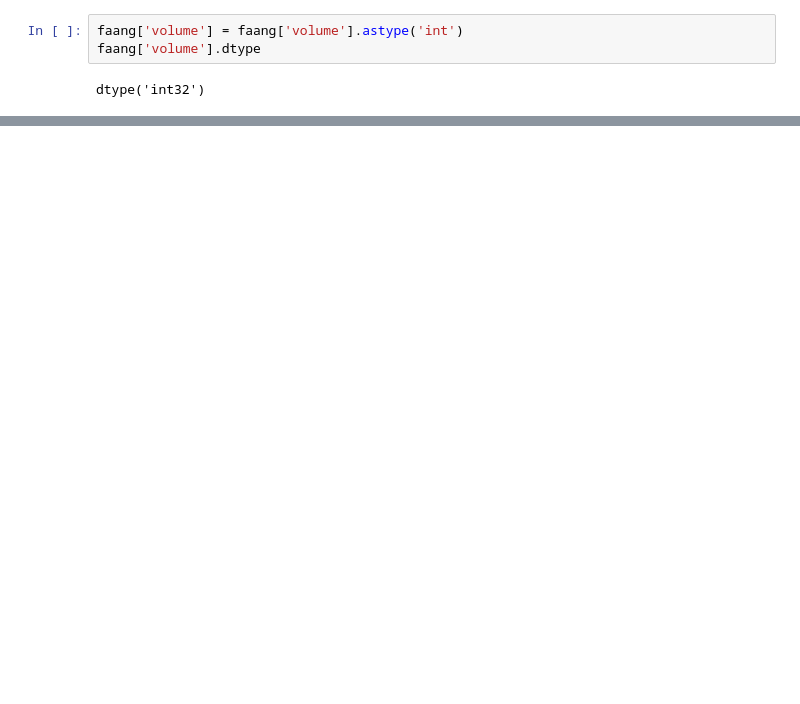
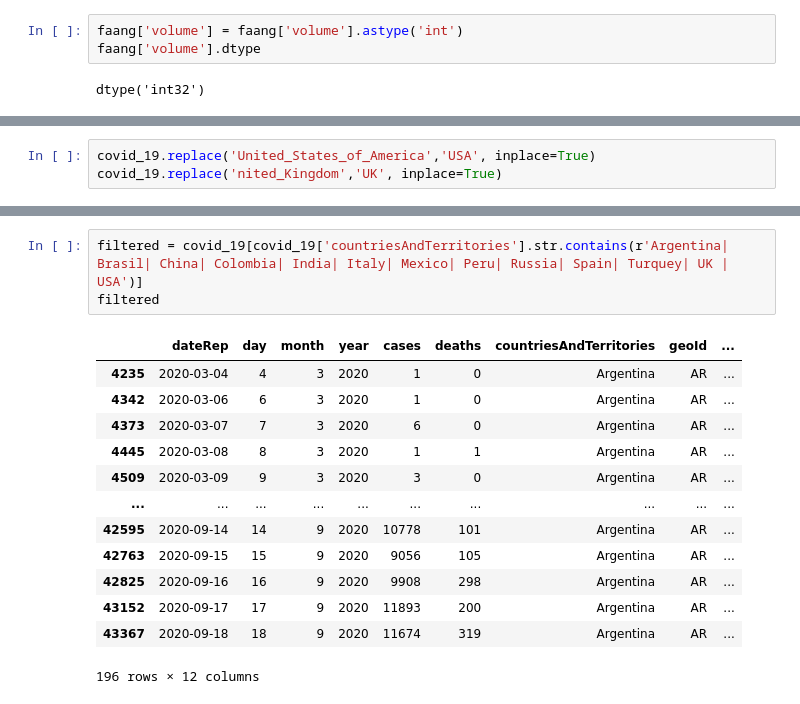
Before and after one commit to LauraGSanchz/DS_PT_09_2023, a Jupyter notebook: Data_Analysis/Analisis_de_datos/ch_03/ejercicios/ejercicio.ipynb, the cells around one changed output, grey strips where cells are left out. Drawn from its saved outputs; the diff is of its cells as text; blank space fills up the shorter version.

```diff
--- a/Data_Analysis/Analisis_de_datos/ch_03/ejercicios/ejercicio.ipynb
+++ b/Data_Analysis/Analisis_de_datos/ch_03/ejercicios/ejercicio.ipynb
@@ -95,0 +248,3 @@ from datetime import datetime
+# %%
+covid_19.replace('United_States_of_America','USA', inplace=True)
+covid_19.replace('nited_Kingdom','UK', inplace=True)
@@ -95,0 +254,17 @@ from datetime import datetime
+# %%
+filtered = covid_19[covid_19['countriesAndTerritories'].str.contains(r'Argentina| Brasil| China| Colombia| India| Italy| Mexico| Peru| Russia| Spain| Turquey| UK | USA')]
+filtered
+# %% [output]
+|  | dateRep | day | month | year | cases | deaths | countriesAndTerritories | geoId | ... |
+| 4235 | 2020-03-04 | 4 | 3 | 2020 | 1 | 0 | Argentina | AR | ... |
+| 4342 | 2020-03-06 | 6 | 3 | 2020 | 1 | 0 | Argentina | AR | ... |
+| 4373 | 2020-03-07 | 7 | 3 | 2020 | 6 | 0 | Argentina | AR | ... |
+| 4445 | 2020-03-08 | 8 | 3 | 2020 | 1 | 1 | Argentina | AR | ... |
+| 4509 | 2020-03-09 | 9 | 3 | 2020 | 3 | 0 | Argentina | AR | ... |
+| ... | ... | ... | ... | ... | ... | ... | ... | ... | ... |
+| 42595 | 2020-09-14 | 14 | 9 | 2020 | 10778 | 101 | Argentina | AR | ... |
+| 42763 | 2020-09-15 | 15 | 9 | 2020 | 9056 | 105 | Argentina | AR | ... |
+| 42825 | 2020-09-16 | 16 | 9 | 2020 | 9908 | 298 | Argentina | AR | ... |
+| 43152 | 2020-09-17 | 17 | 9 | 2020 | 11893 | 200 | Argentina | AR | ... |
+| 43367 | 2020-09-18 | 18 | 9 | 2020 | 11674 | 319 | Argentina | AR | ... |
+196 rows × 12 columns
```
Also changed, not shown: parts of 22 cells of this notebook, 1 other file.
